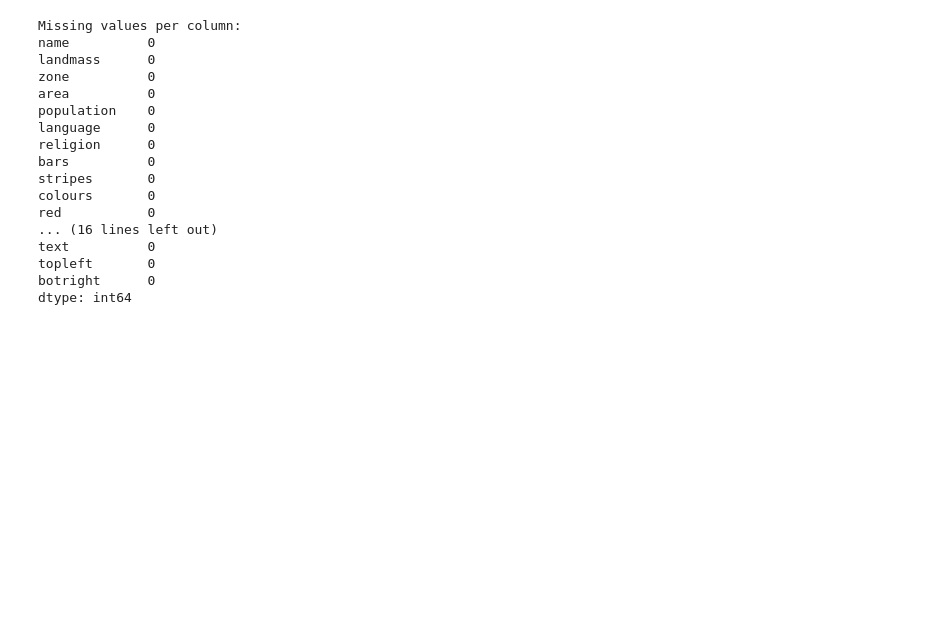
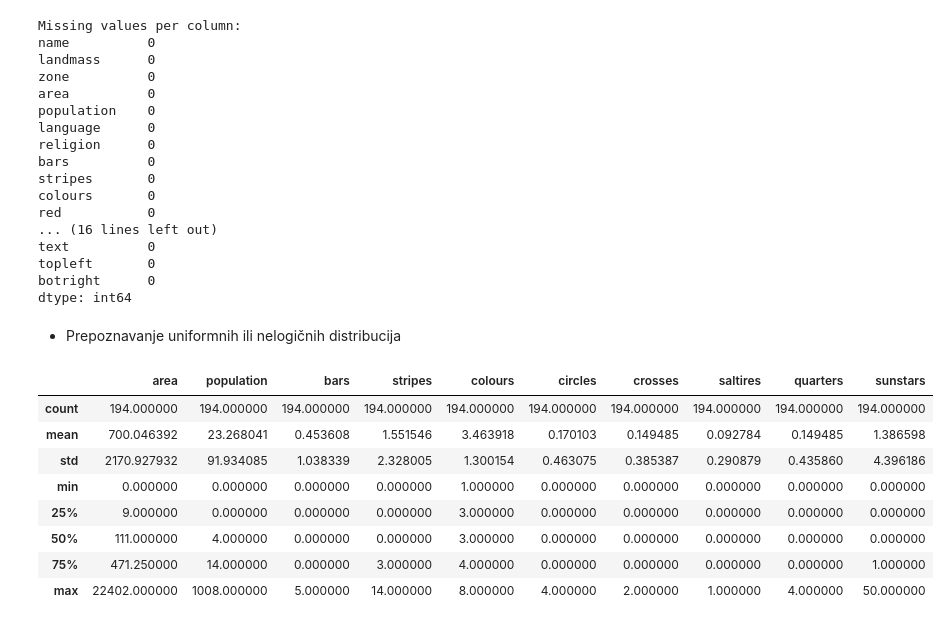
Before and after one commit to TihomirPop/NOSQL_BDA, a Jupyter notebook: 2. dio/zadatak2.ipynb, the cells around one changed output. Cells and saved outputs as stored; diff of their text form; code cells hidden in the pictures; blank space fills up the shorter version.

Commit message:
Prepoznavanje uniformnih ili nelogičnih distribucija

```diff
--- a/2. dio/zadatak2.ipynb
+++ b/2. dio/zadatak2.ipynb
@@ -53,3 +54,18 @@ text          0
 topleft       0
 botright      0
 dtype: int64
+# %% [markdown]
+- Prepoznavanje uniformnih ili nelogičnih distribucija
+# %%
+# Deskriptivna statistika za kontinuirane varijable
+df[kontinuiraneVarijable].describe()
+# %% [output]
+|  | area | population | bars | stripes | colours | circles | crosses | saltires | quarters | sunstars |
+| count | 194.000000 | 194.000000 | 194.000000 | 194.000000 | 194.000000 | 194.000000 | 194.000000 | 194.000000 | 194.000000 | 194.000000 |
+| mean | 700.046392 | 23.268041 | 0.453608 | 1.551546 | 3.463918 | 0.170103 | 0.149485 | 0.092784 | 0.149485 | 1.386598 |
+| std | 2170.927932 | 91.934085 | 1.038339 | 2.328005 | 1.300154 | 0.463075 | 0.385387 | 0.290879 | 0.435860 | 4.396186 |
+| min | 0.000000 | 0.000000 | 0.000000 | 0.000000 | 1.000000 | 0.000000 | 0.000000 | 0.000000 | 0.000000 | 0.000000 |
+| 25% | 9.000000 | 0.000000 | 0.000000 | 0.000000 | 3.000000 | 0.000000 | 0.000000 | 0.000000 | 0.000000 | 0.000000 |
+| 50% | 111.000000 | 4.000000 | 0.000000 | 0.000000 | 3.000000 | 0.000000 | 0.000000 | 0.000000 | 0.000000 | 0.000000 |
+| 75% | 471.250000 | 14.000000 | 0.000000 | 3.000000 | 4.000000 | 0.000000 | 0.000000 | 0.000000 | 0.000000 | 1.000000 |
+| max | 22402.000000 | 1008.000000 | 5.000000 | 14.000000 | 8.000000 | 4.000000 | 2.000000 | 1.000000 | 4.000000 | 50.000000 |
```
Also changed, not shown: parts of 3 cells of this notebook.
